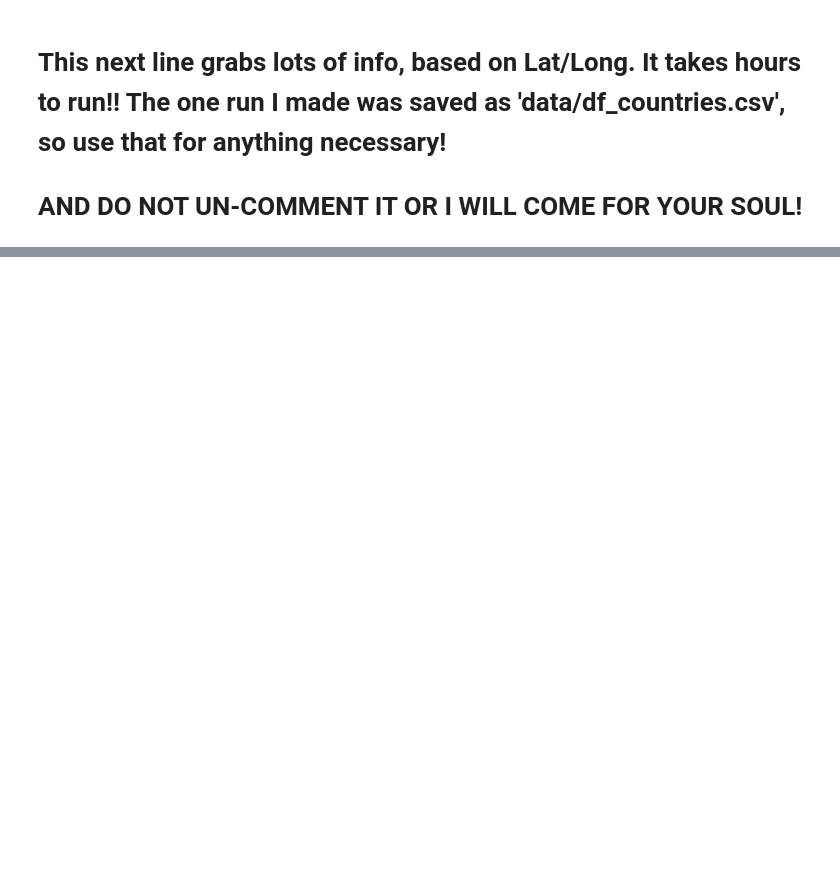
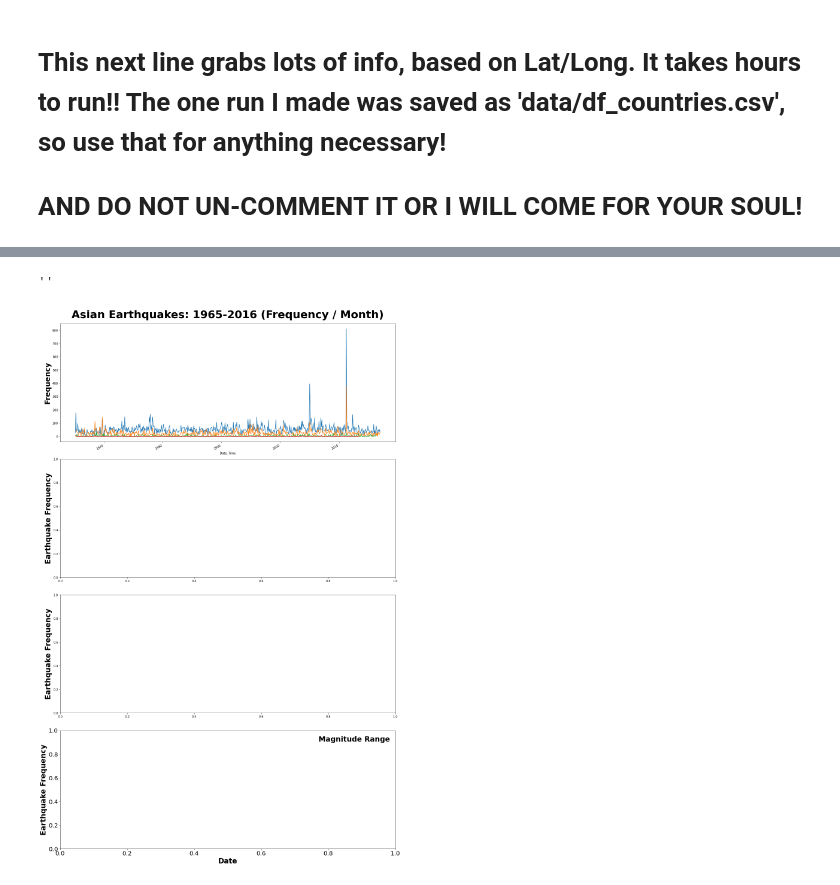
Before and after one commit to theobigdog/On-Shaky-Ground---Earthquakes-in-Asia, a Jupyter notebook: Flatiron Capstone - Earthquake Prediction.ipynb, the cells around one changed output, grey strips where cells are left out. Saved outputs shown, nothing was run; the diff lists cells and outputs as text; code cells hidden in the pictures; blank space fills up the shorter version.

```diff
--- a/Flatiron Capstone - Earthquake Prediction.ipynb
+++ b/Flatiron Capstone - Earthquake Prediction.ipynb
@@ -695,0 +756,32 @@ df_countries
+# %%
+fig, axes = plt.subplots(4,1, figsize=(17,26), tight_layout=True)
+
+for ax in axes:
+    ax.set_ylabel('Earthquake Frequency', fontsize=24, fontweight='bold')
+
+ax = axes[0]
+ax.set_title('Asian Earthquakes: 1965-2016 (Frequency / Month)', fontsize=36,
+          fontweight='bold', y=1.03)
+ax.plot(weekly_mag1)
+ax.set_xlabel('')
+ax.set_ylabel('Frequency', fontsize=24, fontweight='bold')
+
+
+
+
+
+legend = plt.legend(title='Magnitude Range', title_fontsize=24, fontsize=20,
+                    frameon=False, loc='best', labels=['5.5 - 6','6 - 7','7 - 8','8+'])
+plt.setp(legend.get_title(), fontweight='bold')
+plt.xlabel('Date', fontsize=24, fontweight='bold')
+plt.xticks(fontsize=20)
+plt.ylabel('Earthquake Frequency', fontsize=24, fontweight='bold')
+plt.yticks(fontsize=20);
+
+weekly_mag2.plot(ax = ax);
+weekly_mag3.plot(ax = ax);
+weekly_mag4.plot(ax = ax);
+;
+# %% [output]
+''
+[figure, added]
```
Also changed, not shown: parts of 54 cells of this notebook, 5 other files.
